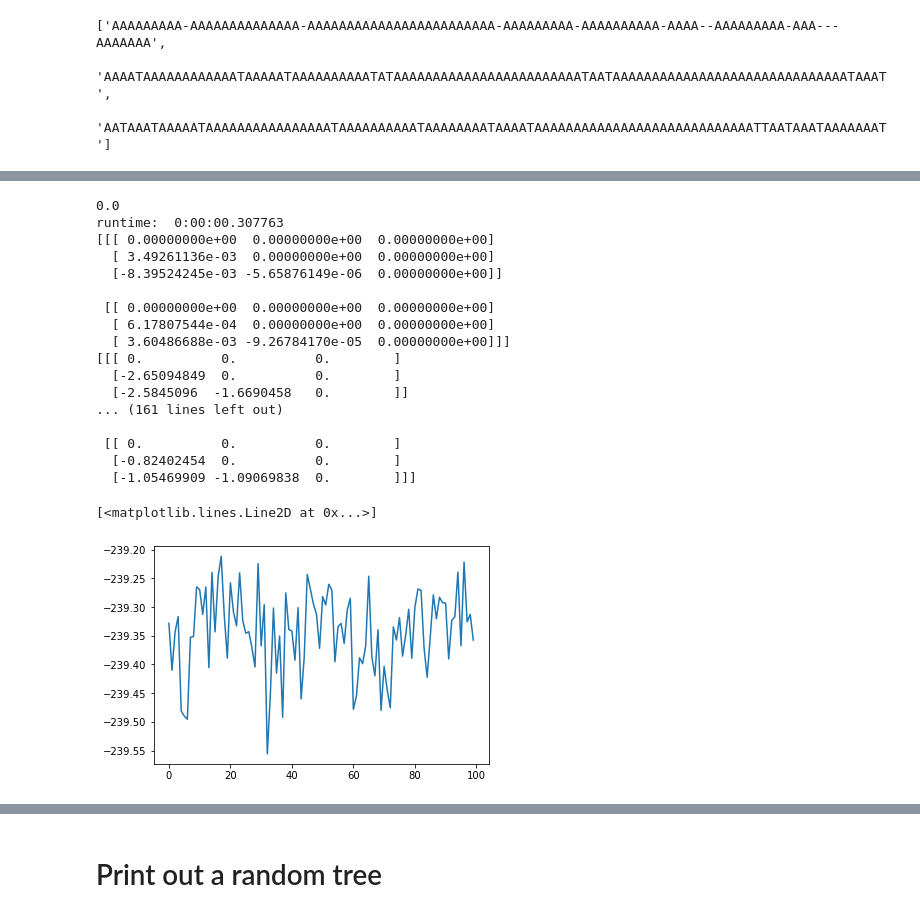
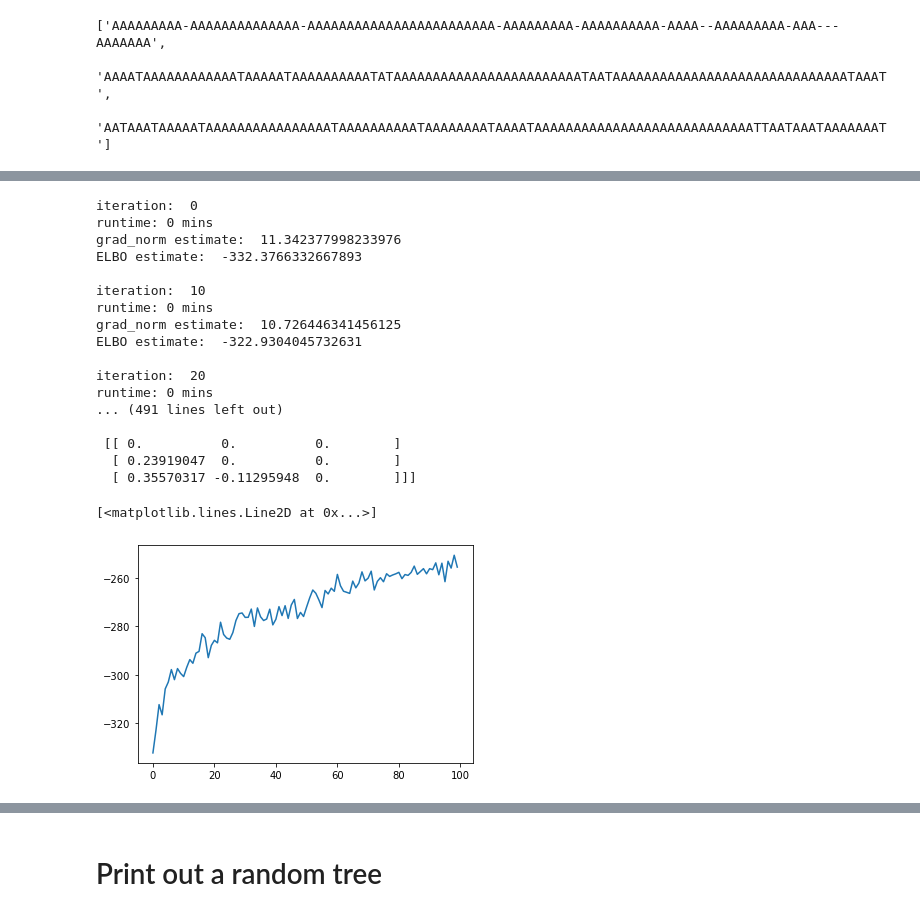
Before and after one commit to EvanSidrow/VIPR, a Jupyter notebook: src/3-taxa-plots.ipynb, the cells around one changed output, grey strips where cells are left out. Drawn from its saved outputs; the diff is of its cells as text; code cells hidden in the pictures.

```diff
--- a/src/3-taxa-plots.ipynb
+++ b/src/3-taxa-plots.ipynb
@@ -154,30 +166,31 @@ theta:  [[[ 0.          0.          0.        ]
 # %%
-optim_VIMCO = Optimizer(tree_log_probs,deepcopy(optim_reparam.theta))
+theta = np.zeros((2,n_species,n_species))
+np.random.seed(0)
+optim_VIMCO = Optimizer(tree_log_probs,deepcopy(theta))
 
-optim_VIMCO.optimize_q_VIMCO(100,100,alphas=[0.1,0.1],
-                       print_out=True,pop_size=pop_size)
-#optim.optimize_q_reinforce(5,1000,alphas=[0.01,0.01],
-#                           pop_size=np.ones_like(theta[0]))
+optim_VIMCO.optimize_q_VIMCO(10,1000,
+                             alphas=[0.01,0.01],
+                             pop_size=pop_size)
 
 print("final theta:",optim_VIMCO.theta)
 plt.plot(optim_VIMCO.ELBO_ests)
 # %% [output]
-0.0
-runtime:  0:00:00.307763
-[[[ 0.00000000e+00  0.00000000e+00  0.00000000e+00]
-  [ 3.49261136e-03  0.00000000e+00  0.00000000e+00]
-  [-8.39524245e-03 -5.65876149e-06  0.00000000e+00]]
+iteration:  0
+runtime: 0 mins
+grad_norm estimate:  11.342377998233976
+ELBO estimate:  -332.3766332667893
 
- [[ 0.00000000e+00  0.00000000e+00  0.00000000e+00]
-  [ 6.17807544e-04  0.00000000e+00  0.00000000e+00]
-  [ 3.60486688e-03 -9.26784170e-05  0.00000000e+00]]]
-[[[ 0.          0.          0.        ]
-  [-2.65094849  0.          0.        ]
-  [-2.5845096  -1.6690458   0.        ]]
-... (161 lines left out)
+iteration:  10
+runtime: 0 mins
+grad_norm estimate:  10.726446341456125
+ELBO estimate:  -322.9304045732631
+
+iteration:  20
+runtime: 0 mins
+... (491 lines left out)
 
  [[ 0.          0.          0.        ]
-  [-0.82402454  0.          0.        ]
-  [-1.05469909 -1.09069838  0.        ]]]
+  [ 0.23919047  0.          0.        ]
+  [ 0.35570317 -0.11295948  0.        ]]]
 [<matplotlib.lines.Line2D at 0x...>]
-[figure, old version]
+[figure, new version]
```
Also changed, not shown: parts of 18 cells of this notebook, 20 other files.
